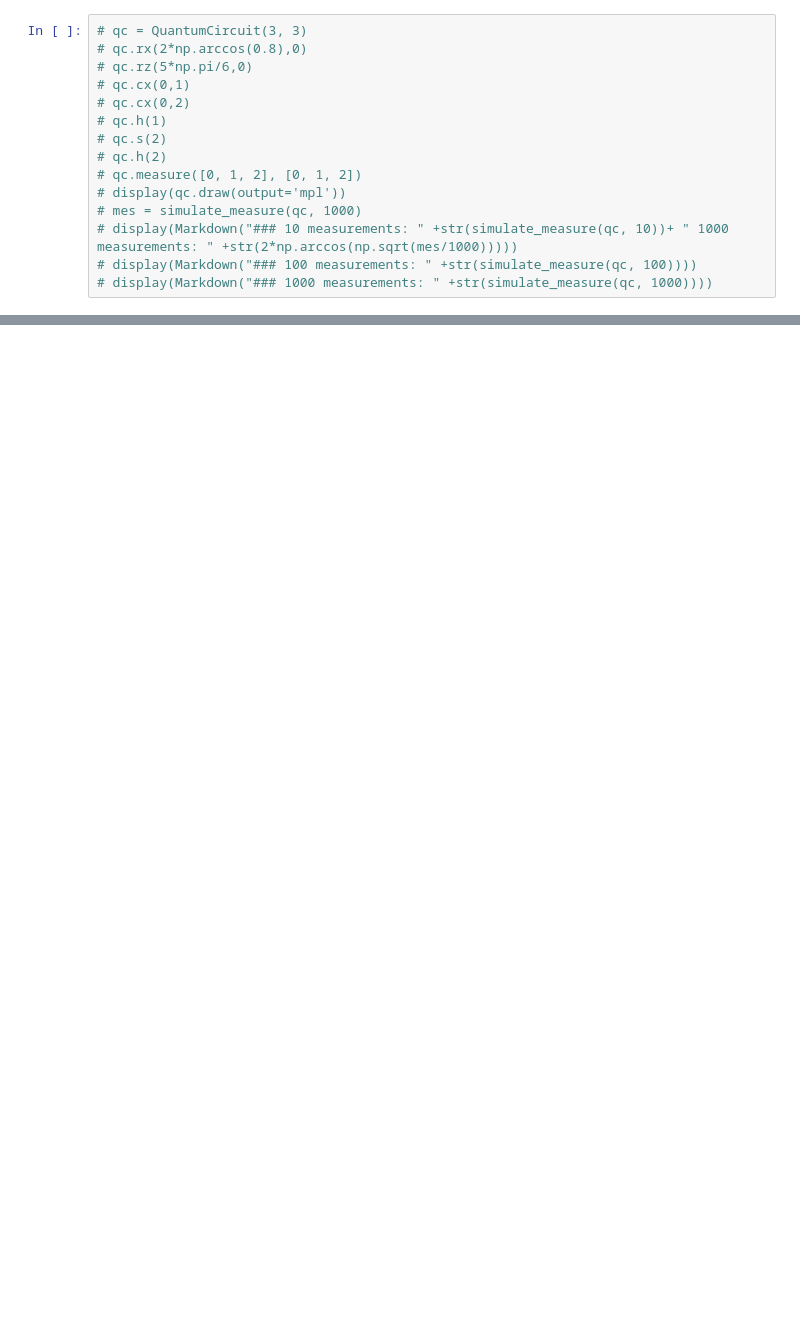
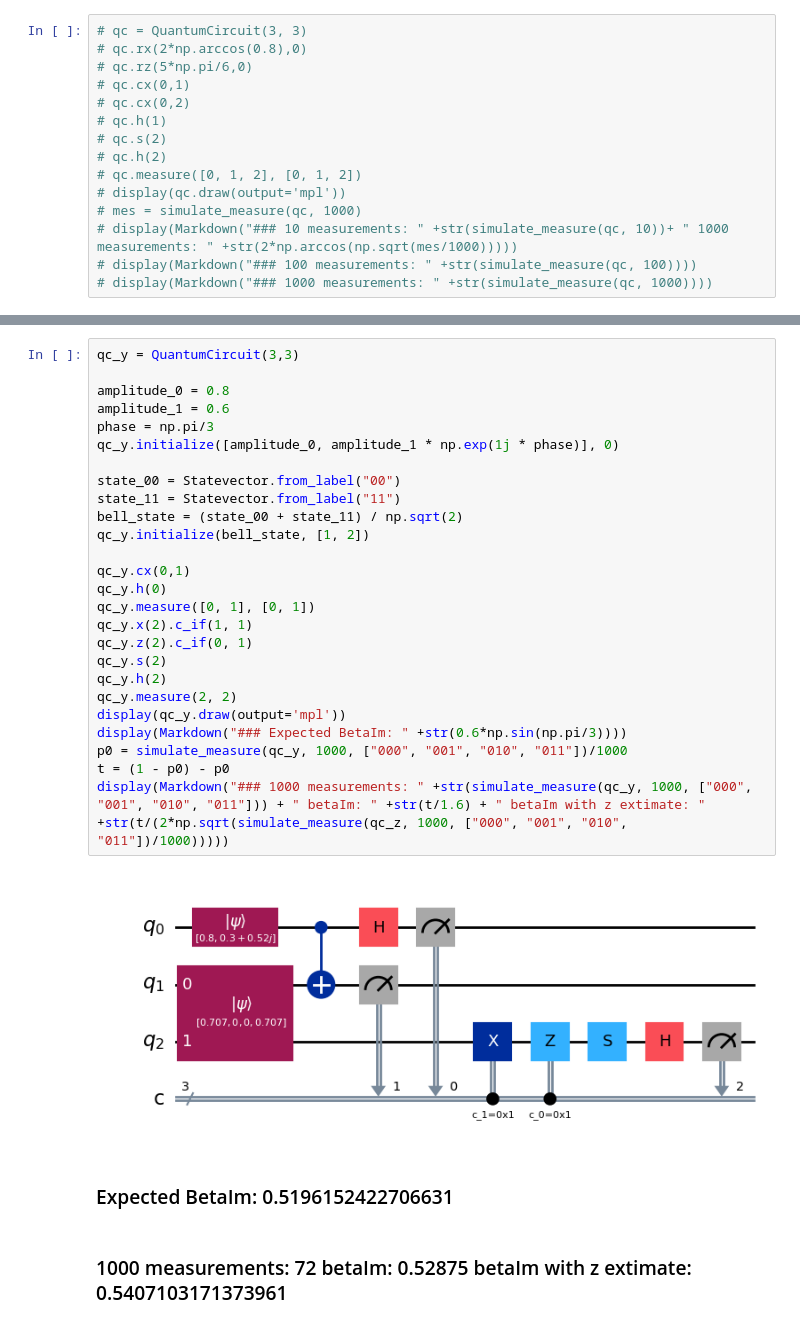
Before and after one commit to Fede802/QuantumComputing-Labs, a Jupyter notebook: lab2/Exercise2.ipynb, the cells around one changed output, grey strips where cells are left out. Cells and saved outputs as stored; diff of their text form; blank space fills up the shorter version.

```diff
--- a/lab2/Exercise2.ipynb
+++ b/lab2/Exercise2.ipynb
@@ -151,0 +216,30 @@ display(Markdown("### 1000 measurements: " +str(simulate_measure(qc_y, 1000)) +
+# %%
+qc_y = QuantumCircuit(3,3)
+
+amplitude_0 = 0.8
+amplitude_1 = 0.6
+phase = np.pi/3
+qc_y.initialize([amplitude_0, amplitude_1 * np.exp(1j * phase)], 0)
+
+state_00 = Statevector.from_label("00")
+state_11 = Statevector.from_label("11")
+bell_state = (state_00 + state_11) / np.sqrt(2)
+qc_y.initialize(bell_state, [1, 2])
+
+qc_y.cx(0,1)
+qc_y.h(0)
+qc_y.measure([0, 1], [0, 1])
+qc_y.x(2).c_if(1, 1)
+qc_y.z(2).c_if(0, 1)
+qc_y.s(2)
+qc_y.h(2)
+qc_y.measure(2, 2)
+display(qc_y.draw(output='mpl'))
+display(Markdown("### Expected BetaIm: " +str(0.6*np.sin(np.pi/3))))
+p0 = simulate_measure(qc_y, 1000, ["000", "001", "010", "011"])/1000
+t = (1 - p0) - p0
+display(Markdown("### 1000 measurements: " +str(simulate_measure(qc_y, 1000, ["000", "001", "010", "011"])) + " betaIm: " +str(t/1.6) + " betaIm with z extimate: " +str(t/(2*np.sqrt(simulate_measure(qc_z, 1000, ["000", "001", "010", "011"])/1000)))))
+# %% [output]
+[figure, added]
+### Expected BetaIm: 0.5196152422706631
+### 1000 measurements: 72 betaIm: 0.52875 betaIm with z extimate: 0.5407103171373961
```
Also changed, not shown: parts of 8 cells of this notebook, 2 other files.
